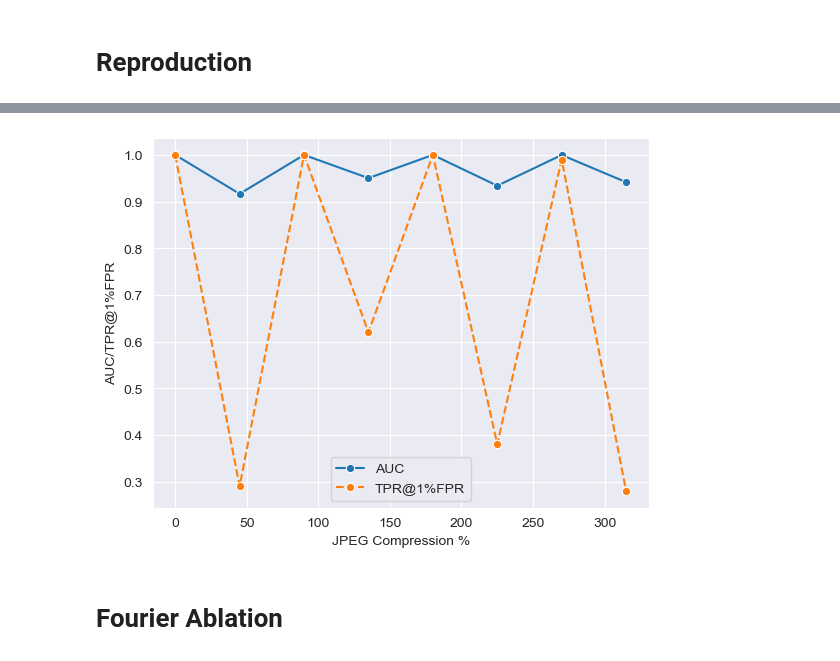
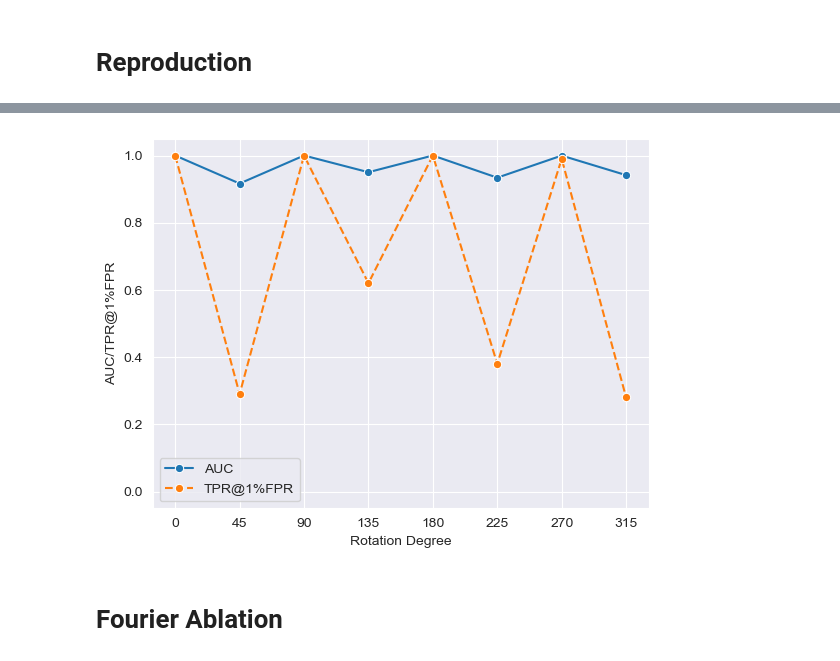
Before and after one commit to ralvarezlucend/tree-ring-watermark-improvements, a Jupyter notebook: plot_ablation.ipynb, the cells around one changed output, grey strips where cells are left out. Cells and saved outputs as stored; diff of their text form; code cells hidden in the pictures.

```diff
--- a/plot_ablation.ipynb
+++ b/plot_ablation.ipynb
@@ -43,13 +49,15 @@ plt.savefig('plots/jpeg_reproduction.png')
 # %%
 sns.set_style(style="darkgrid")
 sns.color_palette("tab10")
 sns.lineplot(x='rotation', y='auc', data=rotation, label='AUC', marker='o')
 sns.lineplot(x='rotation', y='tpr@1%fpr', data=rotation, label='TPR@1%FPR', linestyle='dashed', marker='o')
-plt.xlabel('JPEG Compression %')
+plt.ylim(-0.05, 1.05)
+plt.xlabel('Rotation Degree')
 plt.ylabel('AUC/TPR@1%FPR')
+plt.gca().xaxis.set_major_locator(ticker.MultipleLocator(45))
 plt.savefig('plots/rotation_reproduction.png')
 # %% [output]
-[figure, old version]
+[figure, new version]
 # %% [markdown]
 # Fourier Ablation
 # %%
```
Also changed, not shown: parts of 6 cells of this notebook, 3 other files.
